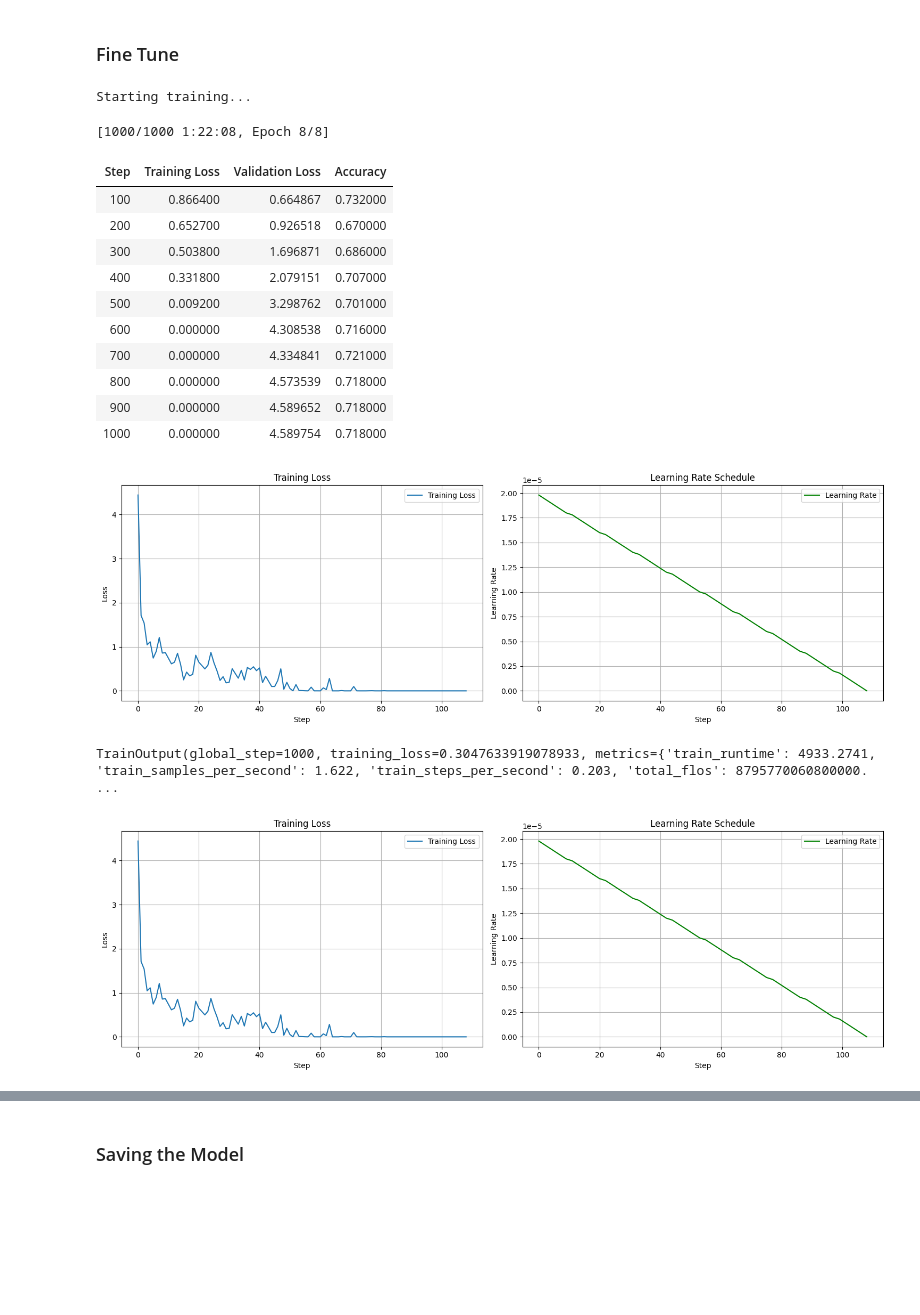
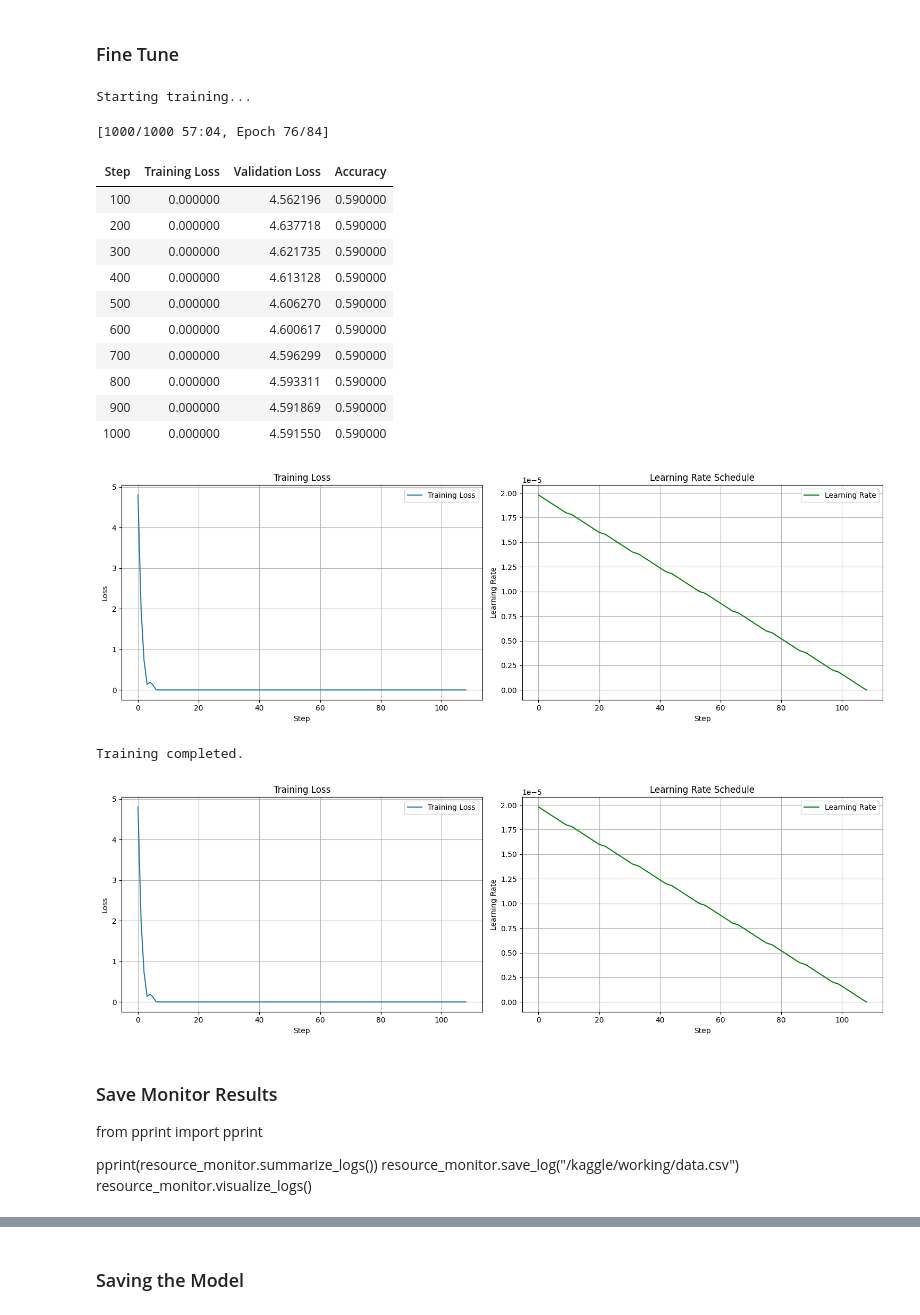
Before and after one commit to rtweera/code-ft, a Jupyter notebook: training/SFT/Kagggle/tweets-finetune-llm.ipynb, the cells around one changed output, grey strips where cells are left out. Saved outputs shown, nothing was run; the diff lists cells and outputs as text; code cells hidden in the pictures; blank space fills up the shorter version.

```diff
--- a/training/SFT/Kagggle/tweets-finetune-llm.ipynb
+++ b/training/SFT/Kagggle/tweets-finetune-llm.ipynb
@@ -191,6 +468,6 @@ def tokenize_function(examples):
 tokenized_datasets = dataset.map(tokenize_function, batched=True)
 print(tokenized_datasets)
 
-small_train_dataset = tokenized_datasets["train"].shuffle(seed=42).select(range(1000))
-small_eval_dataset = tokenized_datasets["test"].shuffle(seed=42).select(range(1000))
+small_train_dataset = tokenized_datasets["train"].shuffle(seed=42).select(range(100))
+small_eval_dataset = tokenized_datasets["test"].shuffle(seed=42).select(range(100))
 # %% [output]
@@ -290,44 +558,55 @@ training_args = TrainingArguments(
     eval_steps=100,    # Evaluate every 100 steps
     save_strategy="steps",
     save_steps=500,    # Save model every 100 steps
     save_only_model=True,  # Only save model weights, not optimizer state
     per_device_train_batch_size=1,
     per_device_eval_batch_size=1,
     gradient_accumulation_steps=4,
     max_steps=1000,    # Set a specific number of steps
     report_to="none",  # Disable wandb/tensorboard to avoid conflicts
     learning_rate=2e-5,
     weight_decay=0.01,
 )
 
 # Create the trainer with our callback
 progress_callback = ProgressVisualizationCallback()
 trainer = Trainer(
     model=base_model,
     args=training_args,
     train_dataset=small_train_dataset,
     eval_dataset=small_eval_dataset,
     compute_metrics=compute_metrics,
     callbacks=[progress_callback],  # Add the callback here
 )
 
 # Start training
 print("Starting training...")
+resource_monitor = ResourceMonitor(interval=60, log_path="training_log.csv", verbose=False)
+resource_monitor.start(append_log=True)
 trainer.train()
+resource_monitor.stop()
+print("Training completed.")
 # %% [output]
 Starting training...
-[1000/1000 1:22:08, Epoch 8/8]
+[1000/1000 57:04, Epoch 76/84]
 | Step | Training Loss | Validation Loss | Accuracy |
-| 100 | 0.866400 | 0.664867 | 0.732000 |
-| 200 | 0.652700 | 0.926518 | 0.670000 |
-| 300 | 0.503800 | 1.696871 | 0.686000 |
-| 400 | 0.331800 | 2.079151 | 0.707000 |
-| 500 | 0.009200 | 3.298762 | 0.701000 |
-| 600 | 0.000000 | 4.308538 | 0.716000 |
-| 700 | 0.000000 | 4.334841 | 0.721000 |
-| 800 | 0.000000 | 4.573539 | 0.718000 |
-| 900 | 0.000000 | 4.589652 | 0.718000 |
-| 1000 | 0.000000 | 4.589754 | 0.718000 |
+| 100 | 0.000000 | 4.562196 | 0.590000 |
+| 200 | 0.000000 | 4.637718 | 0.590000 |
+| 300 | 0.000000 | 4.621735 | 0.590000 |
+| 400 | 0.000000 | 4.613128 | 0.590000 |
+| 500 | 0.000000 | 4.606270 | 0.590000 |
+| 600 | 0.000000 | 4.600617 | 0.590000 |
+| 700 | 0.000000 | 4.596299 | 0.590000 |
+| 800 | 0.000000 | 4.593311 | 0.590000 |
+| 900 | 0.000000 | 4.591869 | 0.590000 |
+| 1000 | 0.000000 | 4.591550 | 0.590000 |
-[figure, old version]
+[figure, new version]
-TrainOutput(global_step=1000, training_loss=0.3047633919078933, metrics={'train_runtime': 4933.2741, 'train_samples_per_second': 1.622, 'train_steps_per_second': 0.203, 'total_flos': 8795770060800000. ...
+Training completed.
-[figure, old version]
+[figure, new version]
+# %% [markdown]
+### Save Monitor Results
+from pprint import pprint
+
+pprint(resource_monitor.summarize_logs())
+resource_monitor.save_log("/kaggle/working/data.csv")
+resource_monitor.visualize_logs()
```
Also changed, not shown: parts of 9 cells of this notebook, 1 other file.
